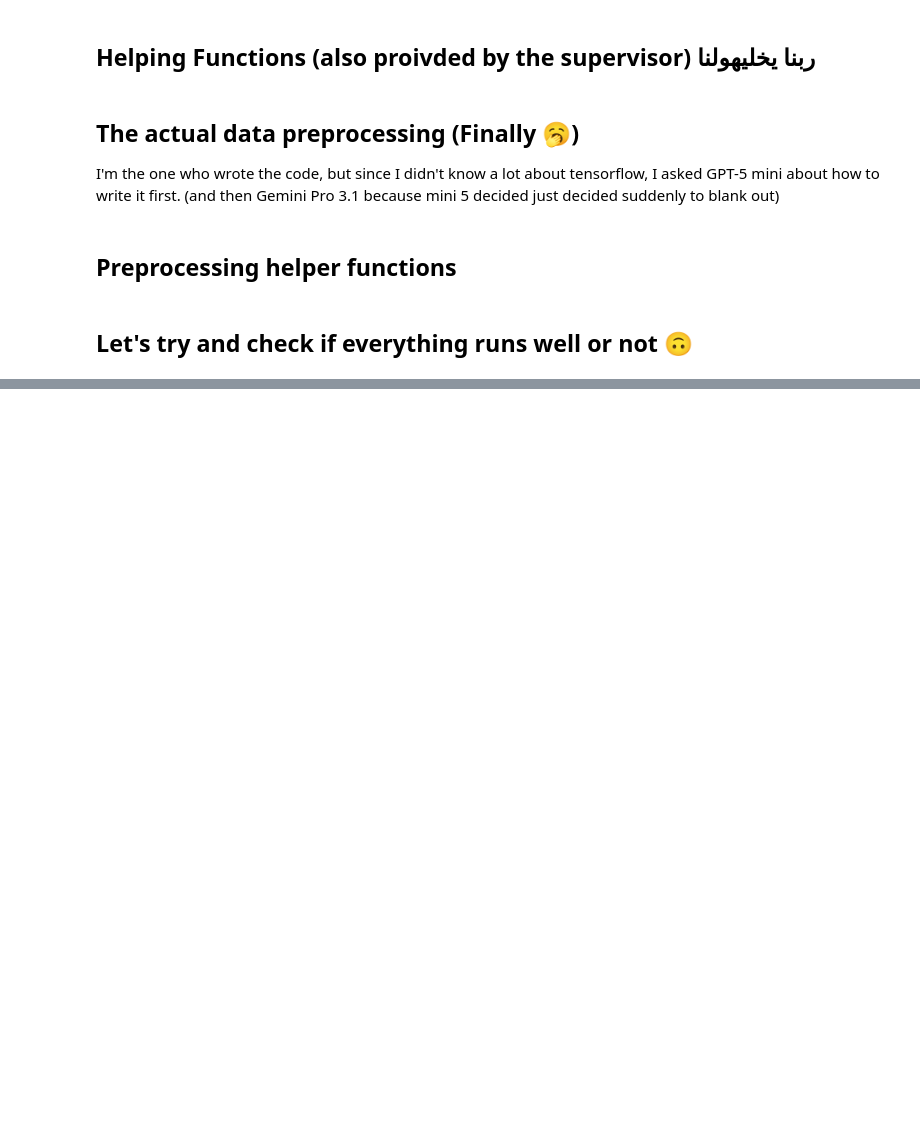
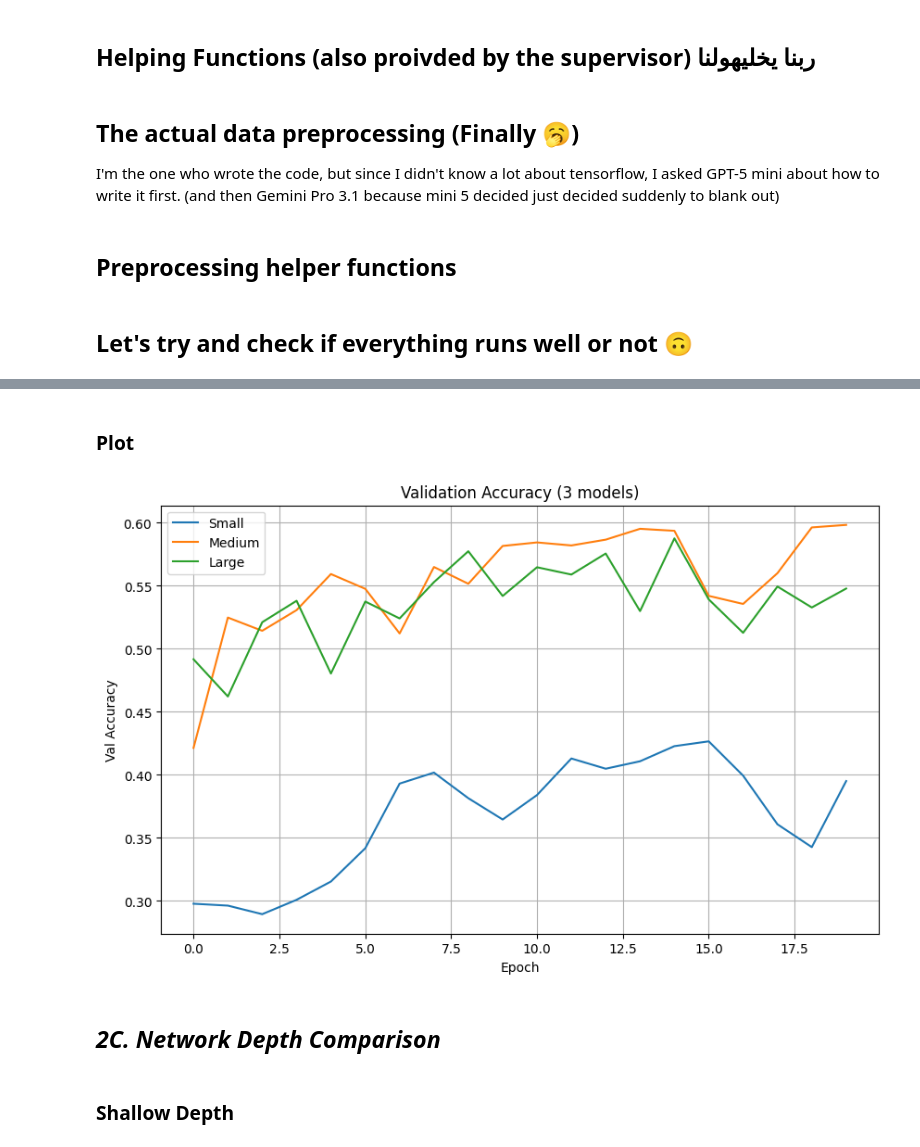
Before and after one commit to Mohamed-Ehab-Sabry/cifar10-cnn-classifier, a Jupyter notebook: data-preprocessing.ipynb, the cells around one changed output, grey strips where cells are left out. Saved outputs shown, nothing was run; the diff lists cells and outputs as text; code cells hidden in the pictures; blank space fills up the shorter version.

Commit message:
feat: Complete the two parts of Task 2

```diff
--- a/data-preprocessing.ipynb
+++ b/data-preprocessing.ipynb
@@ -153,0 +192,27 @@ plot_curves(histories, labels, metric = 'loss', title = "Training Loss (3 exps)"
+# %%
+x_standarized = x_exp_c.copy()
+
+f_1 = [8, 32, 64]
+f_2 = [8, 32, 64]
+f_3 = [16, 64, 128]
+f_4 = [16, 64, 128]
+
+ms = {
+    0 : 'Small Model',
+    1 : 'Medium Model',
+    2 : 'Large Model'
+}
+
+histories_T2_2A = []
+
+for i in range(0, 3):
+    model = build_model(f1= f_1[i], f2= f_2[i], f3= f_3[i], f4= f_4[i])
+
+    print(f"=======================",
+          f"      Summarry of {ms[i]}      ",
+          f"======================="
+        )
+    history, test_acc, test_loss, elapsed = train_and_evaluate(model, x_standarized, y_train, x_val, y_val, x_test, y_test)
+    model.summary()
+
+    histories_T2_2A.append(history)
@@ -153,0 +267,12 @@ plot_curves(histories, labels, metric = 'loss', title = "Training Loss (3 exps)"
+# %% [markdown]
+### Plot
+# %%
+labels_task2_2A = ['Small', 'Medium', 'Large']
+
+plot_curves(histories_T2_2A, labels_task2_2A, metric = 'val_accuracy', title = "Validation Accuracy (3 models)", ylabel = "Val Accuracy")
+# %% [output]
+[figure, added]
+# %% [markdown]
+## *2C. Network Depth Comparison*
+# %% [markdown]
+### Shallow Depth
```
Also changed, not shown: parts of 17 cells of this notebook.
